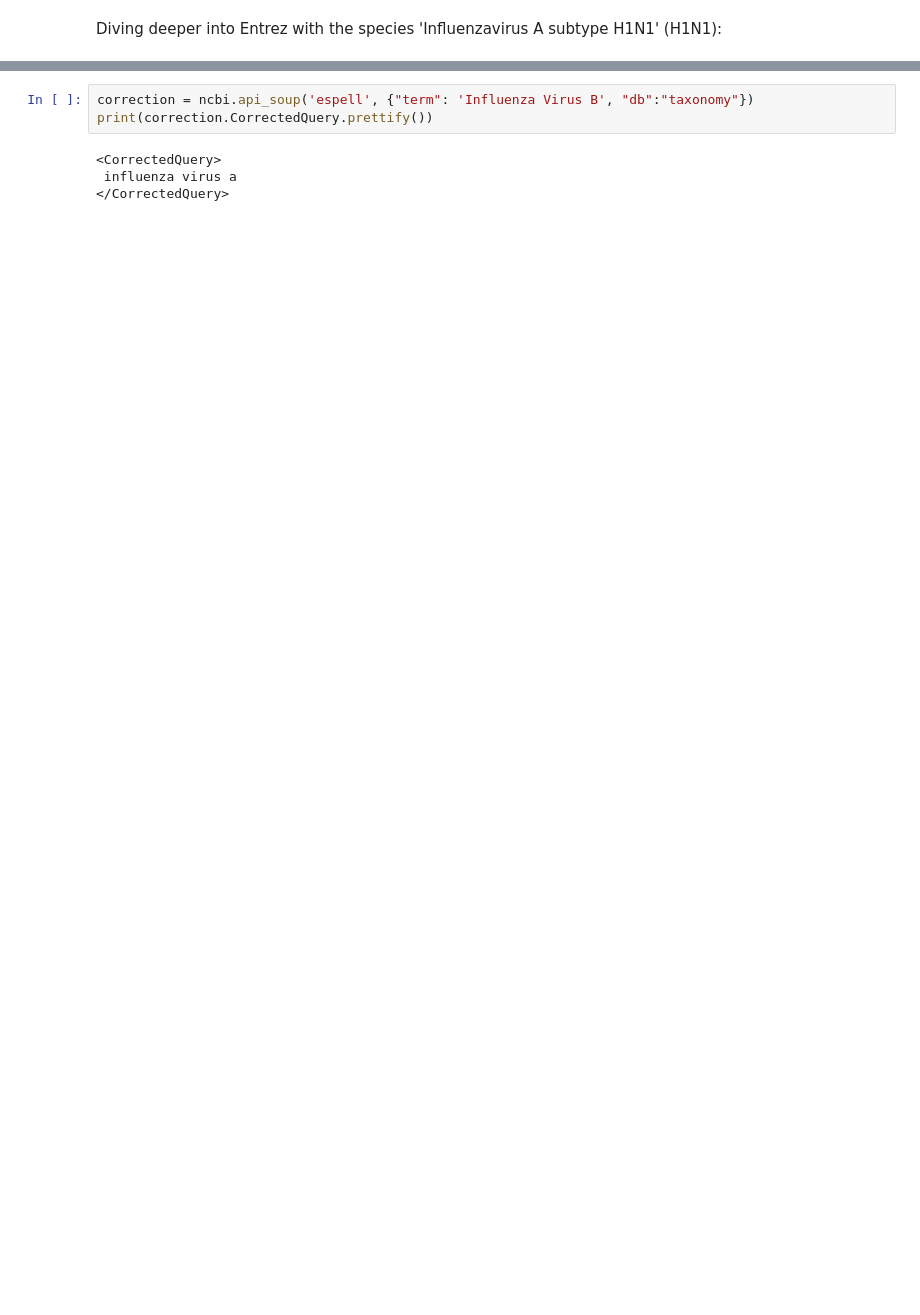
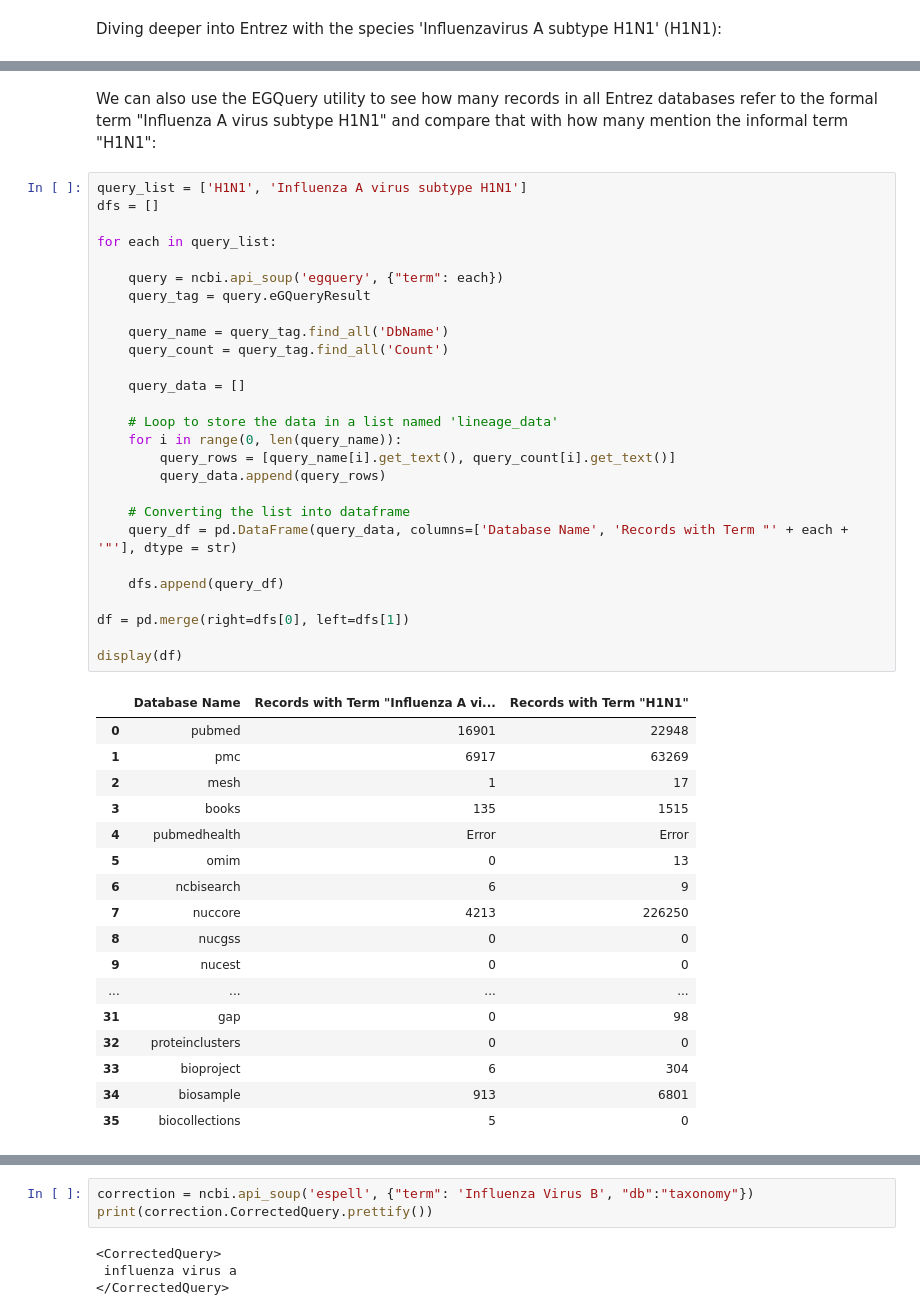
Before and after one commit to talus-analytics-bus/kr2-graph, a Jupyter notebook: build_graph_2/notebooks/test.ipynb, the cells around one changed output, grey strips where cells are left out. Cells and saved outputs as stored; diff of their text form; blank space fills up the shorter version.

```diff
--- a/build_graph_2/notebooks/test.ipynb
+++ b/build_graph_2/notebooks/test.ipynb
@@ -326,0 +315,47 @@ lineage_df
+# %% [markdown]
+We can also use the EGQuery utility to see how many records in all Entrez databases refer to the formal term "Influenza A virus subtype H1N1" and compare that with how many mention the informal term "H1N1":
+# %%
+query_list = ['H1N1', 'Influenza A virus subtype H1N1']
+dfs = []
+
+for each in query_list:
+
+    query = ncbi.api_soup('egquery', {"term": each})
+    query_tag = query.eGQueryResult
+
+    query_name = query_tag.find_all('DbName')
+    query_count = query_tag.find_all('Count')
+
+    query_data = []
+
+    # Loop to store the data in a list named 'lineage_data'
+    for i in range(0, len(query_name)):
+        query_rows = [query_name[i].get_text(), query_count[i].get_text()]
+        query_data.append(query_rows)
+
+    # Converting the list into dataframe
+    query_df = pd.DataFrame(query_data, columns=['Database Name', 'Records with Term "' + each + '"'], dtype = str)
+
+    dfs.append(query_df)
+
+df = pd.merge(right=dfs[0], left=dfs[1])
+
+display(df)
+# %% [output]
+|  | Database Name | Records with Term "Influenza A vi... | Records with Term "H1N1" |
+| 0 | pubmed | 16901 | 22948 |
+| 1 | pmc | 6917 | 63269 |
+| 2 | mesh | 1 | 17 |
+| 3 | books | 135 | 1515 |
+| 4 | pubmedhealth | Error | Error |
+| 5 | omim | 0 | 13 |
+| 6 | ncbisearch | 6 | 9 |
+| 7 | nuccore | 4213 | 226250 |
+| 8 | nucgss | 0 | 0 |
+| 9 | nucest | 0 | 0 |
+| ... | ... | ... | ... |
+| 31 | gap | 0 | 98 |
+| 32 | proteinclusters | 0 | 0 |
+| 33 | bioproject | 6 | 304 |
+| 34 | biosample | 913 | 6801 |
+| 35 | biocollections | 5 | 0 |
```
Also changed, not shown: parts of 20 cells of this notebook.
